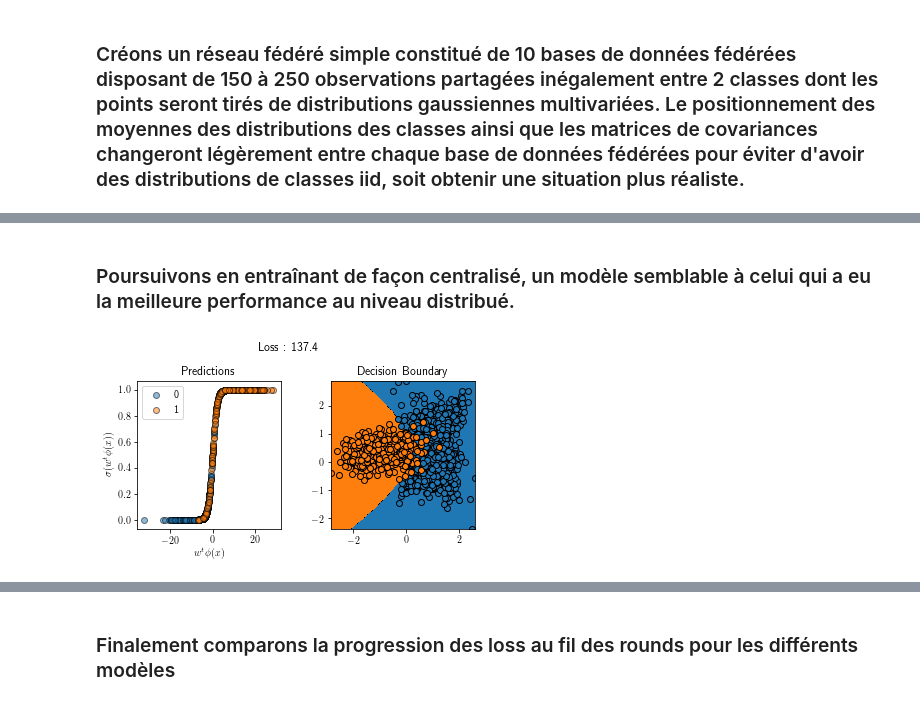
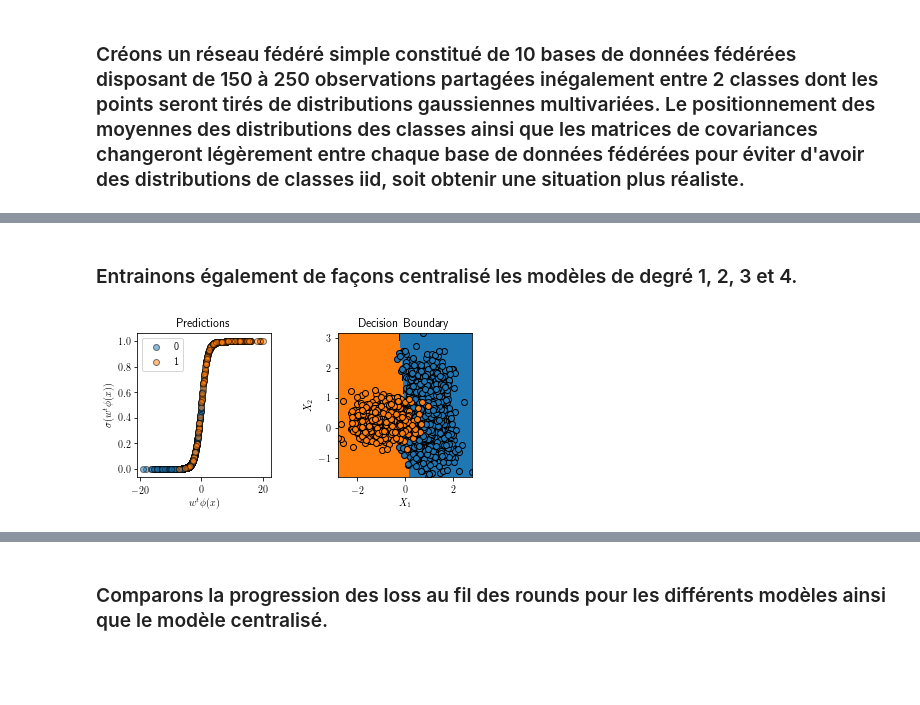
Before and after one commit to Rayn2402/FLSimulator, a Jupyter notebook: FedAvgLogistic2.ipynb, the cells around one changed output, grey strips where cells are left out. Drawn from its saved outputs; the diff is of its cells as text; code cells hidden in the pictures; blank space fills up the shorter version.

```diff
--- a/FedAvgLogistic2.ipynb
+++ b/FedAvgLogistic2.ipynb
@@ -192,14 +148,19 @@ loss_progress4 = f_network.run_learning(nb_of_rounds=n_rounds, show_round_result
-# %% [markdown]
-### Poursuivons en entraînant de façon centralisé, un modèle semblable à celui qui a eu la meilleure performance au niveau distribué.
-# %%
-# Création d'un nouveau modèle de régression logistic semblable au modèle global précédent
-local_logistic_reg = LogisticRegressor(phi=polynomial_features(2), eta0=1, learning_rate='invscaling')
-
-# Entrainons le localement avec l'ensemble des données et un budget total d'epochs considérable
-local_logistic_reg.train(X_total, t_total, minibatch_size=C, nb_epoch=(E*n_rounds))
-
-# Comparons le modèle local au modèle fédéré
-centralized_loss = round(local_logistic_reg.loss(X_total, t_total), 2)
-local_logistic_reg.plot_model(X_total, t_total, title='Loss : ' + str(centralized_loss))
-# %% [output]
-[figure, removed]
+# %% [markdown]
+### Entrainons également de façons centralisé les modèles de degré 1, 2, 3 et 4.
+# %%
+# Variables to store results
+local_models = []
+losses = []
+
+for i in range(max_degree):
+
+    # Modèle centralisé de degré i+1
+    local_model = LogisticRegressor(phi=polynomial_features(i+1), eta0=eta0, learning_rate='adaptive')
+    local_model.train(X_total, t_total, minibatch_size=C, nb_epoch=(E*n_rounds), weight_init=init_weights[i])
+    loss = round(local_model.loss(X_total, t_total)/n_total, 5)
+    local_model.plot_model(X_total, t_total, save=False, save_path=path, filename='quadratic_centralized_sol', save_format='.pdf')
+
+    local_models.append(local_model)
+    losses.append(loss)
+# %% [output]
+[figure, added]
@@ -206,2 +169,2 @@ local_logistic_reg.plot_model(X_total, t_total, title='Loss : ' + str(centralize
 # %% [markdown]
-### Finalement comparons la progression des loss au fil des rounds pour les différents modèles
+### Comparons la progression des loss au fil des rounds pour les différents modèles ainsi que le modèle centralisé.
```
Also changed, not shown: parts of 16 cells of this notebook, 1 other file.
